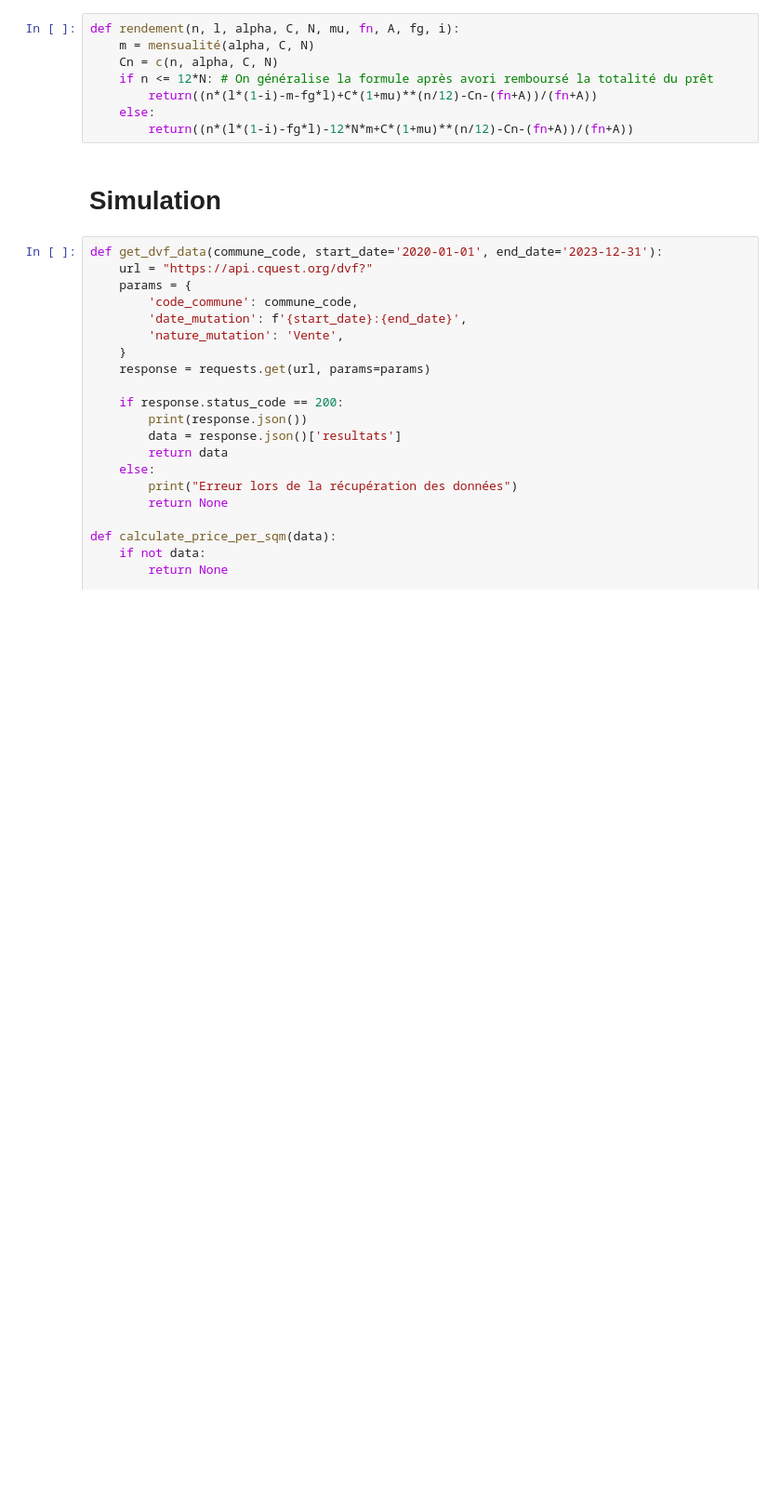
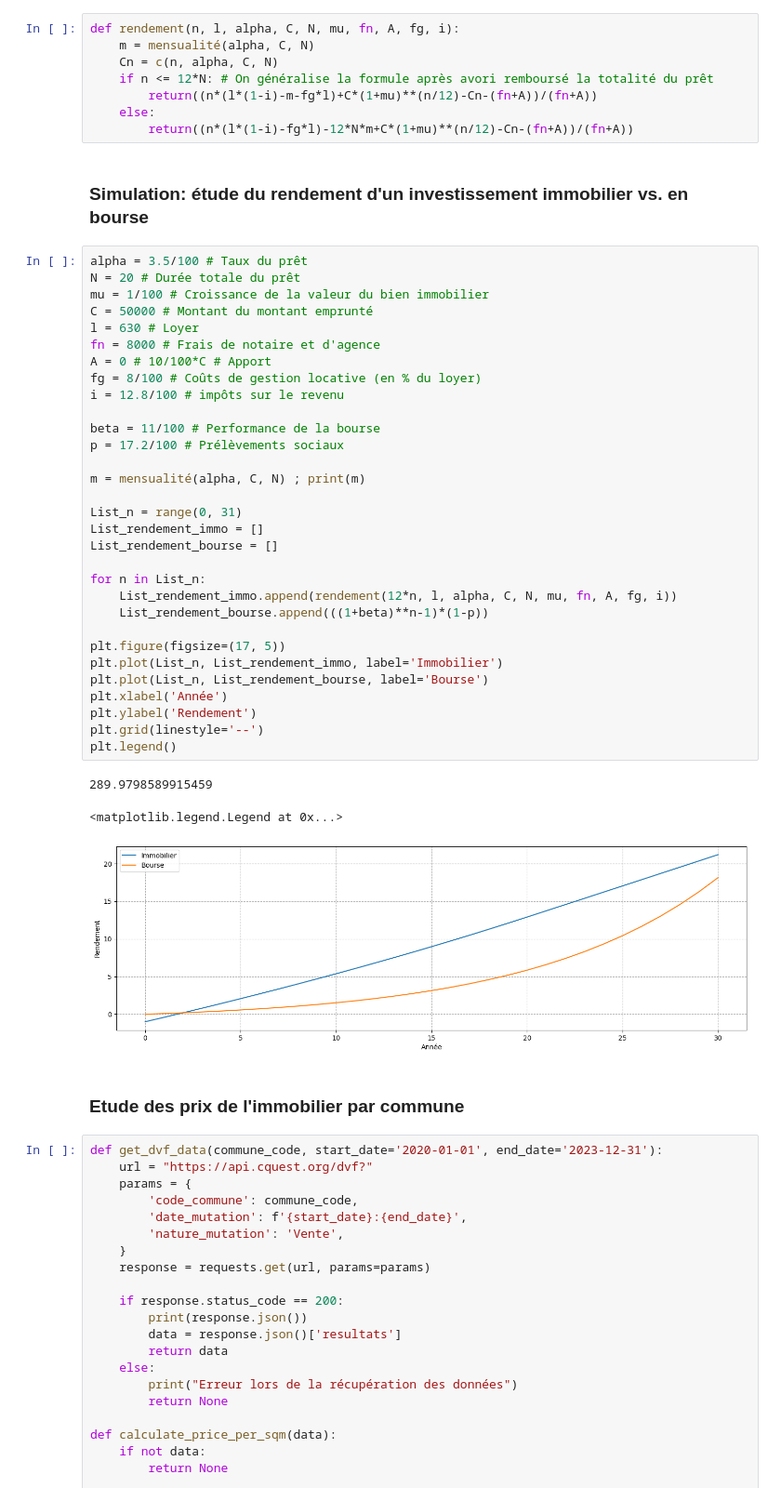
Before and after one commit to Legasp154/Achat_immobilier, a Jupyter notebook: Main.ipynb, the cells around one changed output. Shown at 93% size. Cells and saved outputs as stored; diff of their text form; blank space fills up the shorter version.

```diff
--- a/Main.ipynb
+++ b/Main.ipynb
@@ -73,8 +73,45 @@ def rendement(n, l, alpha, C, N, mu, fn, A, fg, i):
         return((n*(l*(1-i)-m-fg*l)+C*(1+mu)**(n/12)-Cn-(fn+A))/(fn+A))
     else:
         return((n*(l*(1-i)-fg*l)-12*N*m+C*(1+mu)**(n/12)-Cn-(fn+A))/(fn+A))
-# %% [markdown]
-# Simulation
+# %% [markdown]
+### Simulation: étude du rendement d'un investissement immobilier vs. en bourse
+# %%
+alpha = 3.5/100 # Taux du prêt
+N = 20 # Durée totale du prêt
+mu = 1/100 # Croissance de la valeur du bien immobilier
+C = 50000 # Montant du montant emprunté
+l = 630 # Loyer
+fn = 8000 # Frais de notaire et d'agence
+A = 0 # 10/100*C # Apport
+fg = 8/100 # Coûts de gestion locative (en % du loyer)
+i = 12.8/100 # impôts sur le revenu
+
+beta = 11/100 # Performance de la bourse
+p = 17.2/100 # Prélèvements sociaux
+
+m = mensualité(alpha, C, N) ; print(m)
+
+List_n = range(0, 31)
+List_rendement_immo = []
+List_rendement_bourse = []
+
+for n in List_n:
+    List_rendement_immo.append(rendement(12*n, l, alpha, C, N, mu, fn, A, fg, i))
+    List_rendement_bourse.append(((1+beta)**n-1)*(1-p))
+
+plt.figure(figsize=(17, 5))
+plt.plot(List_n, List_rendement_immo, label='Immobilier')
+plt.plot(List_n, List_rendement_bourse, label='Bourse')
+plt.xlabel('Année')
+plt.ylabel('Rendement')
+plt.grid(linestyle='--')
+plt.legend()
+# %% [output]
+289.9798589915459
+<matplotlib.legend.Legend at 0x...>
+[figure, added]
+# %% [markdown]
+### Etude des prix de l'immobilier par commune
 # %%
 def get_dvf_data(commune_code, start_date='2020-01-01', end_date='2023-12-31'):
     url = "https://api.cquest.org/dvf?"
```
Also changed, not shown: parts of 2 cells of this notebook.
